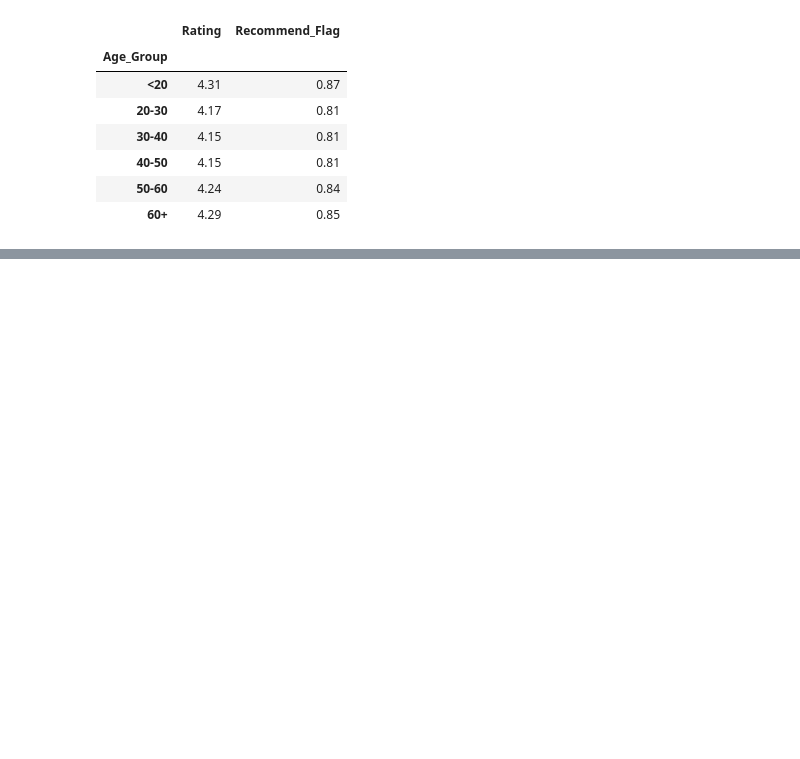
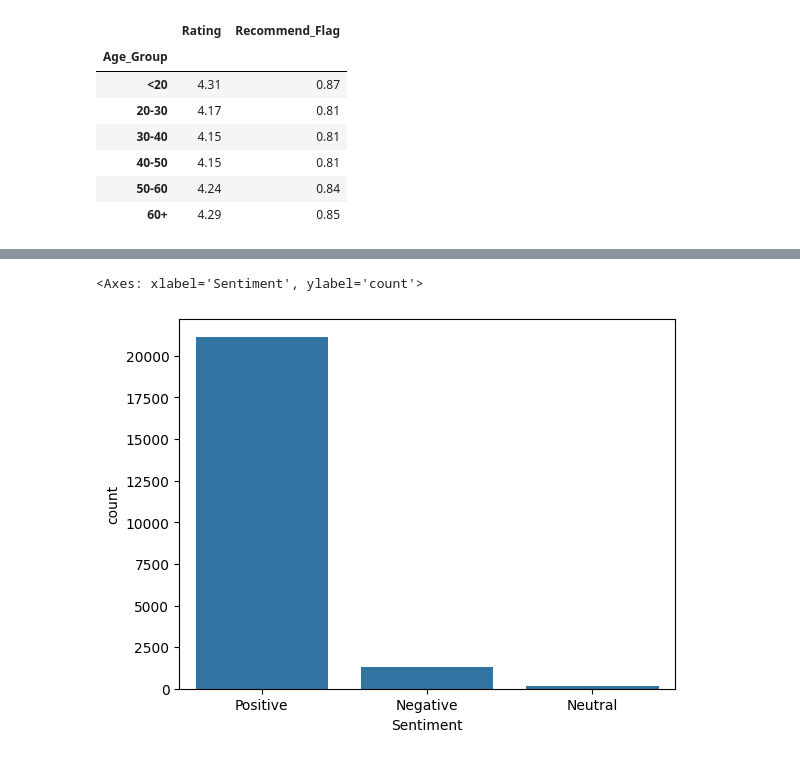
Before and after one commit to Adi46878/women-clothing-review-analytics, a Jupyter notebook: Women_Clothing_Review_Analytics.ipynb, the cells around one changed output, grey strips where cells are left out. Cells and saved outputs as stored; diff of their text form; code cells hidden in the pictures; blank space fills up the shorter version.

Commit message:
sentiment analysis completed and word cloud generated

```diff
--- a/Women_Clothing_Review_Analytics.ipynb
+++ b/Women_Clothing_Review_Analytics.ipynb
@@ -274,0 +309,4 @@ age_analysis
+# %%
+sia =  SentimentIntensityAnalyzer()
+# %%
+df['Sentiment_Score'] = (df['Review'].apply(lambda x: sia.polarity_scores(x)['compound']))
@@ -274,0 +329,12 @@ age_analysis
+# %%
+def sentiment(score):
+    if score >= 0.05:
+        return "Positive"
+
+    elif score <= -0.05:
+        return 'Negative'
+
+    else:
+        return 'Neutral'
+# %%
+df['Sentiment'] = (df['Sentiment_Score'].apply(sentiment))
@@ -274,0 +365,5 @@ age_analysis
+# %%
+sns.countplot(x = 'Sentiment', data= df)
+# %% [output]
+<Axes: xlabel='Sentiment', ylabel='count'>
+[figure, added]
```
Also changed, not shown: parts of 22 cells of this notebook.
